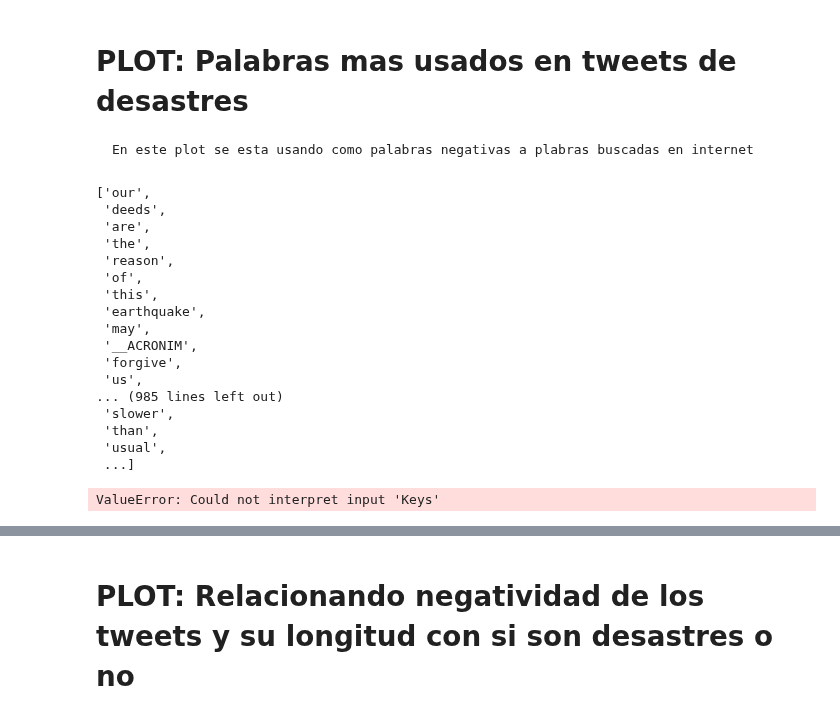
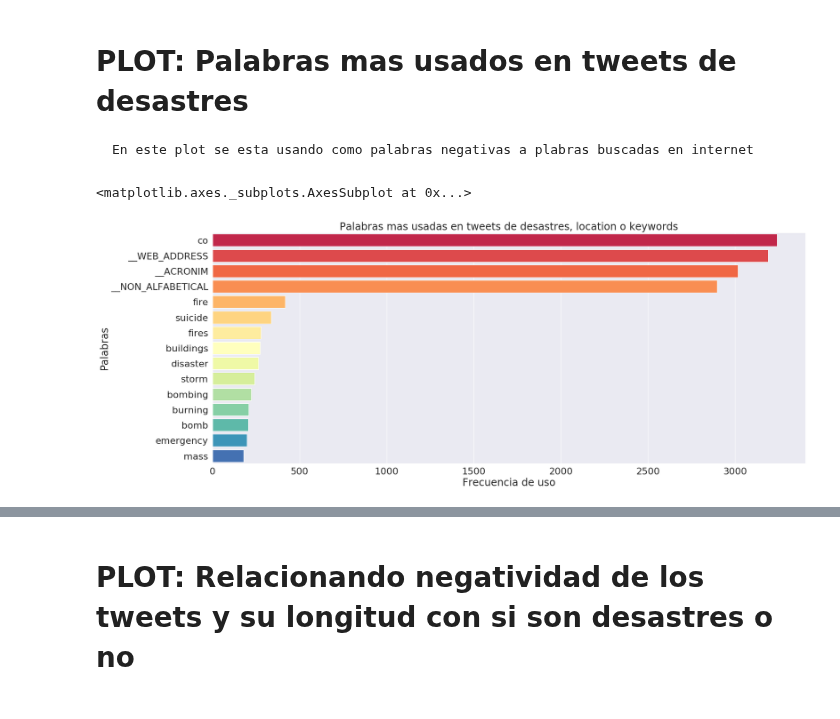
Before and after one commit to axelmpm/TP1_DATOS_1C_2020, a Jupyter notebook: Axel/A_Negatividad.ipynb, the cells around one changed output, grey strips where cells are left out. Drawn from its saved outputs; the diff is of its cells as text; code cells hidden in the pictures.

```diff
--- a/Axel/A_Negatividad.ipynb
+++ b/Axel/A_Negatividad.ipynb
@@ -188,32 +180,14 @@ barplot('Cantidad','Palabras', A_topNegativeWords, xLabel = 'Frecuencia de uso',
 A_tweetsDisaster = A_tweets[A_tweets['target'] == 1]
 
 A_wordsDisasters = dicToDataFrame(context.disasterCleanWordFrequency)
-A_wordsDisasters['values'] = round(A_wordsDisasters['values'] * A_tweets.shape[0])
+A_wordsDisasters['values'] = round(A_wordsDisasters['values'])
 
 A_TOP_AMOUNT = 15
 A_topDisasterWords = A_wordsDisasters.head(A_TOP_AMOUNT)
-# %%
-context.context
-# %% [output]
-['our',
- 'deeds',
- 'are',
- 'the',
- 'reason',
- 'of',
- 'this',
- 'earthquake',
- 'may',
- '__ACRONIM',
- 'forgive',
- 'us',
-... (985 lines left out)
- 'slower',
- 'than',
- 'usual',
- ...]
 # %%
-barplot('Keys','Values', A_topDisasterWords, xLabel = 'Frecuencia de uso', yLabel = 'Palabras',
-        title = 'Palabras mas usadas en tweets de desastres, location o keywords', fontSize = 2)
+barplot(y = 'keys', x = 'values', data = A_topDisasterWords, xLabel = 'Frecuencia de uso', yLabel = 'Palabras',
+        title = 'Palabras mas usadas en tweets de desastres, location o keywords', fontSize = 2,
+       figY = 10)
 # %% [output]
-ValueError: Could not interpret input 'Keys'
+<matplotlib.axes._subplots.AxesSubplot at 0x...>
+[figure, added]
```
Also changed, not shown: parts of 38 cells of this notebook, 2 other files.
